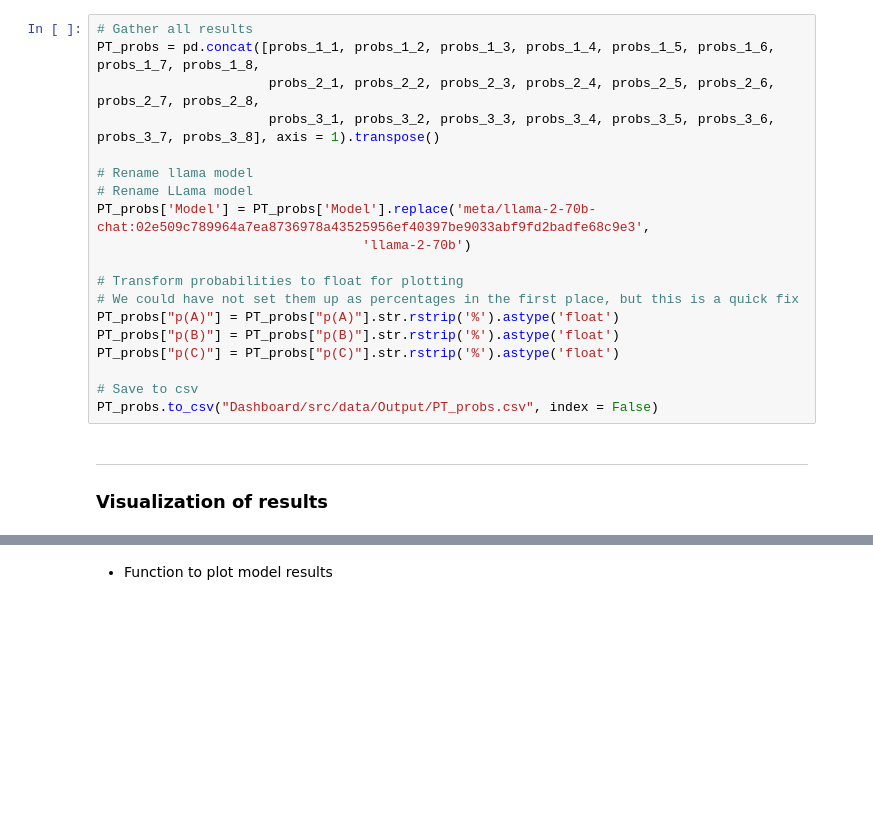
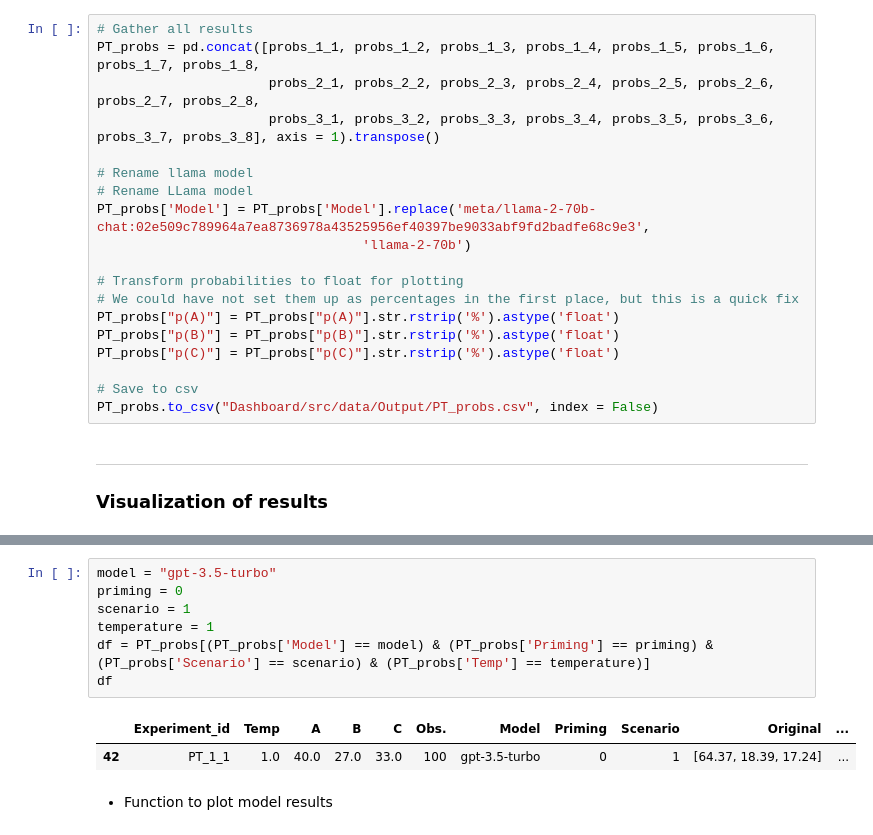
Before and after one commit to MariusDSPM/Data-Science-Project, a Jupyter notebook: Prospect_Theory.ipynb, the cells around one changed output, grey strips where cells are left out. Cells and saved outputs as stored; diff of their text form; blank space fills up the shorter version.

```diff
--- a/Prospect_Theory.ipynb
+++ b/Prospect_Theory.ipynb
@@ -886,6 +886,16 @@ PT_probs
 | 118 | PT_3_8 | 1.50 | 0.0 | 0.00 | 100.00 | 50 | llama-2-70b | 1 | 4 | [21.84, 72.41, 5.75] | ... |
 | 119 | PT_3_8 | 2.00 | 0.0 | 57.78 | 42.22 | 45 | llama-2-70b | 1 | 4 | [21.84, 72.41, 5.75] | ... |
 120 rows × 11 columns
+# %%
+model = "gpt-3.5-turbo"
+priming = 0
+scenario = 1
+temperature = 1
+df = PT_probs[(PT_probs['Model'] == model) & (PT_probs['Priming'] == priming) & (PT_probs['Scenario'] == scenario) & (PT_probs['Temp'] == temperature)]
+df
+# %% [output]
+|  | Experiment_id | Temp | A | B | C | Obs. | Model | Priming | Scenario | Original | ... |
+| 42 | PT_1_1 | 1.0 | 40.0 | 27.0 | 33.0 | 100 | gpt-3.5-turbo | 0 | 1 | [64.37, 18.39, 17.24] | ... |
 # %% [markdown]
 - Function to plot model results
 # %%
```
Also changed, not shown: parts of 3 cells of this notebook, 5 other files.
